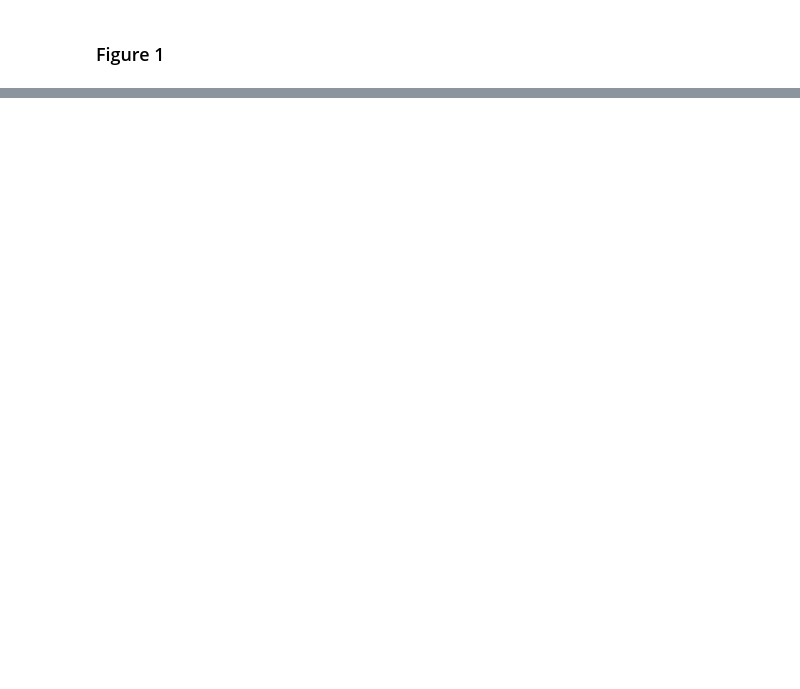
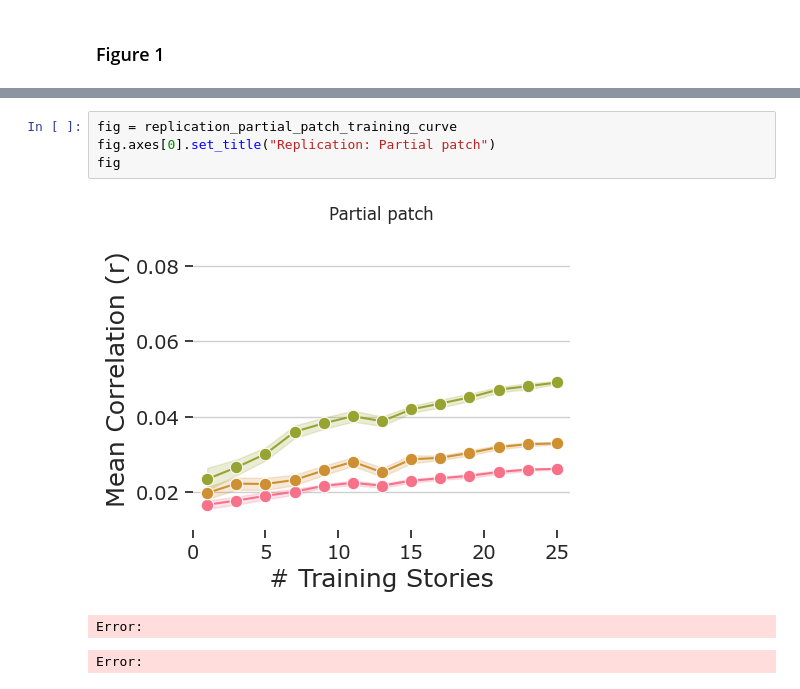
Before and after one commit to KristijanArmeni/encoders_report, a Jupyter notebook: notebook.ipynb, the cells around one changed output, grey strips where cells are left out. Drawn from its saved outputs; the diff is of its cells as text; blank space fills up the shorter version.

```diff
--- a/notebook.ipynb
+++ b/notebook.ipynb
@@ -83,0 +176,8 @@ figs[3]
+# %%
+fig = replication_partial_patch_training_curve
+fig.axes[0].set_title("Replication: Partial patch")
+fig
+# %% [output]
+[figure, added]
+Error:
+Error:
```
Also changed, not shown: parts of 25 cells of this notebook.
